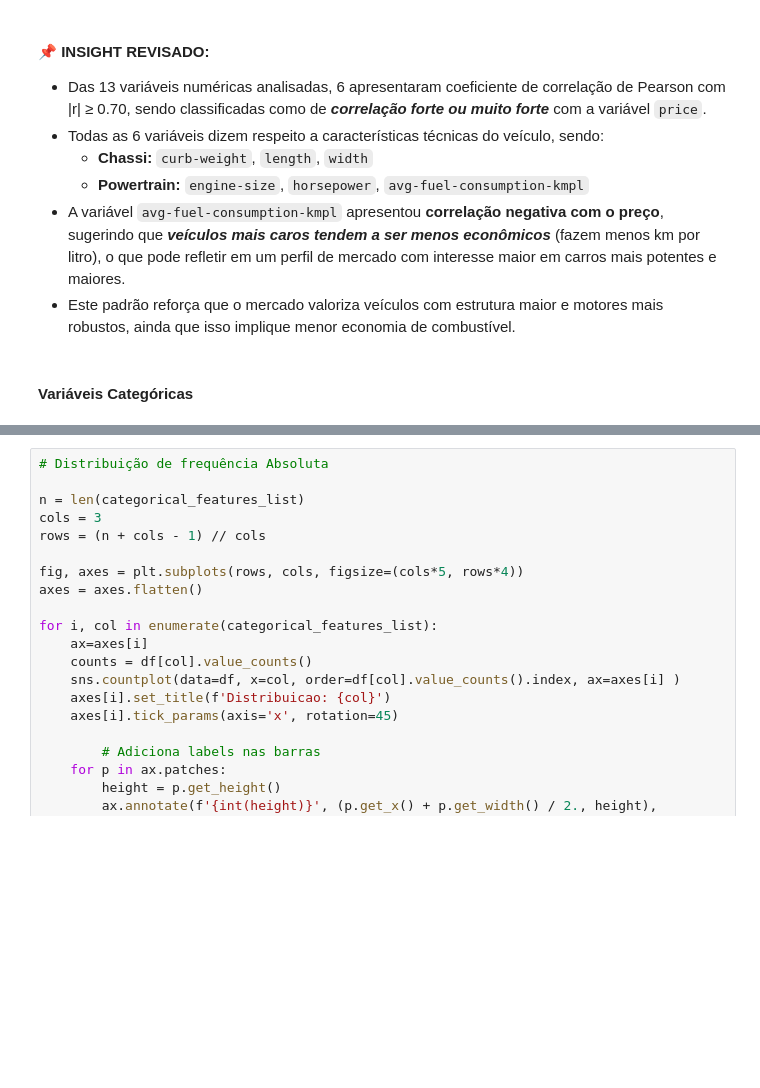
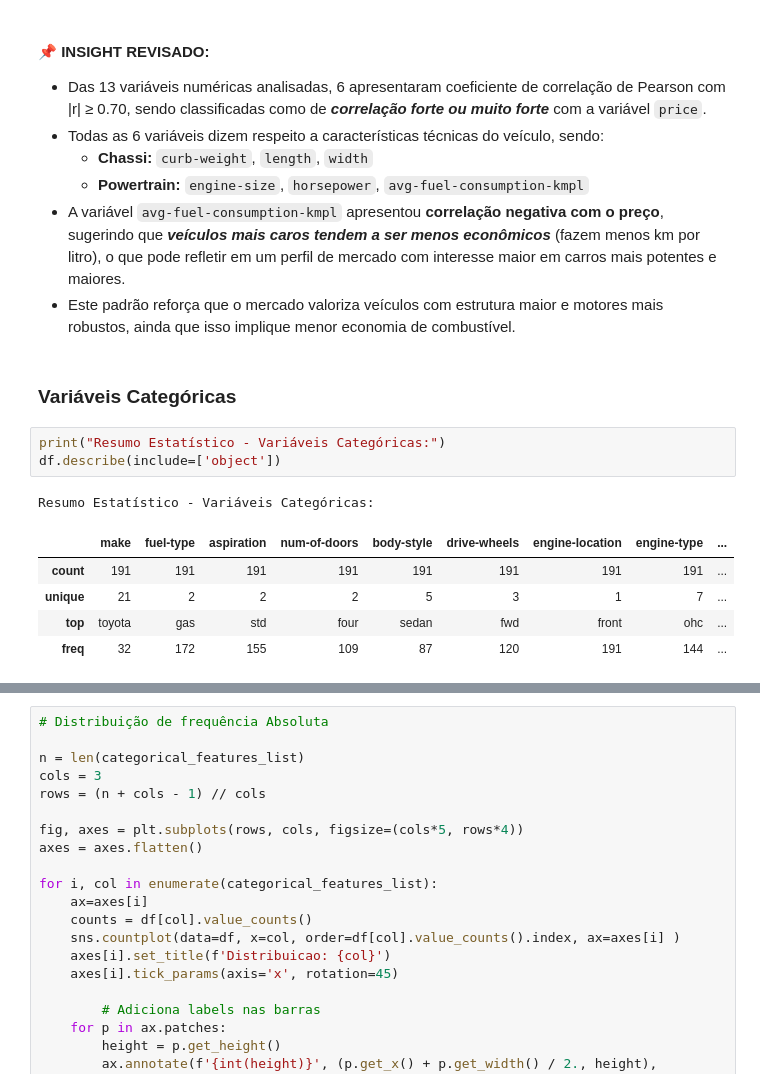
Before and after one commit to reynancs/car_price_prediction, a Jupyter notebook: notebooks/2.1-rc-eda-cleaned.ipynb, the cells around one changed output, grey strips where cells are left out. Drawn from its saved outputs; the diff is of its cells as text; blank space fills up the shorter version.

```diff
--- a/notebooks/2.1-rc-eda-cleaned.ipynb
+++ b/notebooks/2.1-rc-eda-cleaned.ipynb
@@ -265,4 +265,14 @@ plt.show()
 - A variável `avg-fuel-consumption-kmpl` apresentou **correlação negativa com o preço**, sugerindo que ***veículos mais caros tendem a ser menos econômicos*** (fazem menos km por litro), o que pode refletir em um perfil de mercado com interesse maior em carros mais potentes e maiores.
 - Este padrão reforça que o mercado valoriza veículos com estrutura maior e motores mais robustos, ainda que isso implique menor economia de combustível.
 # %% [markdown]
-#### Variáveis Categóricas
+### Variáveis Categóricas
+# %%
+print("Resumo Estatístico - Variáveis Categóricas:")
+df.describe(include=['object'])
+# %% [output]
+Resumo Estatístico - Variáveis Categóricas:
+|  | make | fuel-type | aspiration | num-of-doors | body-style | drive-wheels | engine-location | engine-type | ... |
+| count | 191 | 191 | 191 | 191 | 191 | 191 | 191 | 191 | ... |
+| unique | 21 | 2 | 2 | 2 | 5 | 3 | 1 | 7 | ... |
+| top | toyota | gas | std | four | sedan | fwd | front | ohc | ... |
+| freq | 32 | 172 | 155 | 109 | 87 | 120 | 191 | 144 | ... |
```
Also changed, not shown: parts of 13 cells of this notebook, 3 other files.
